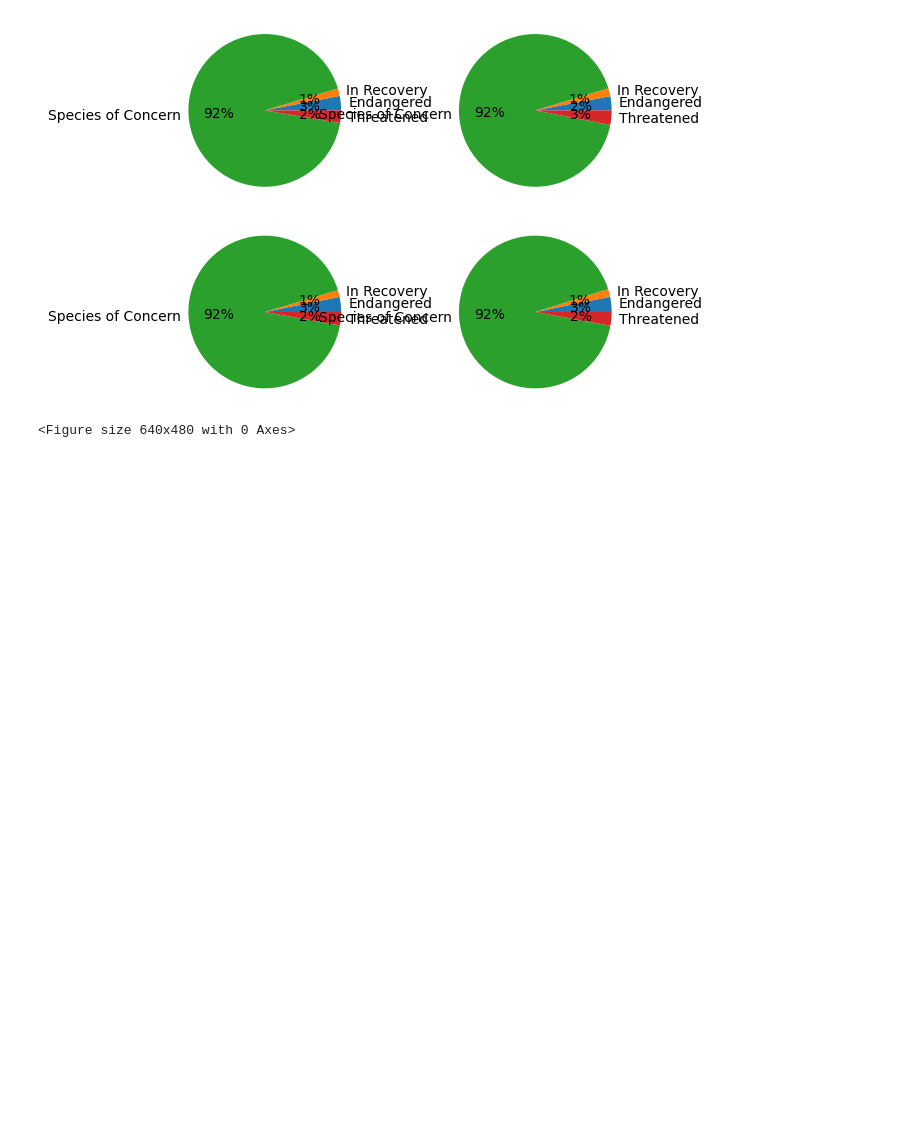
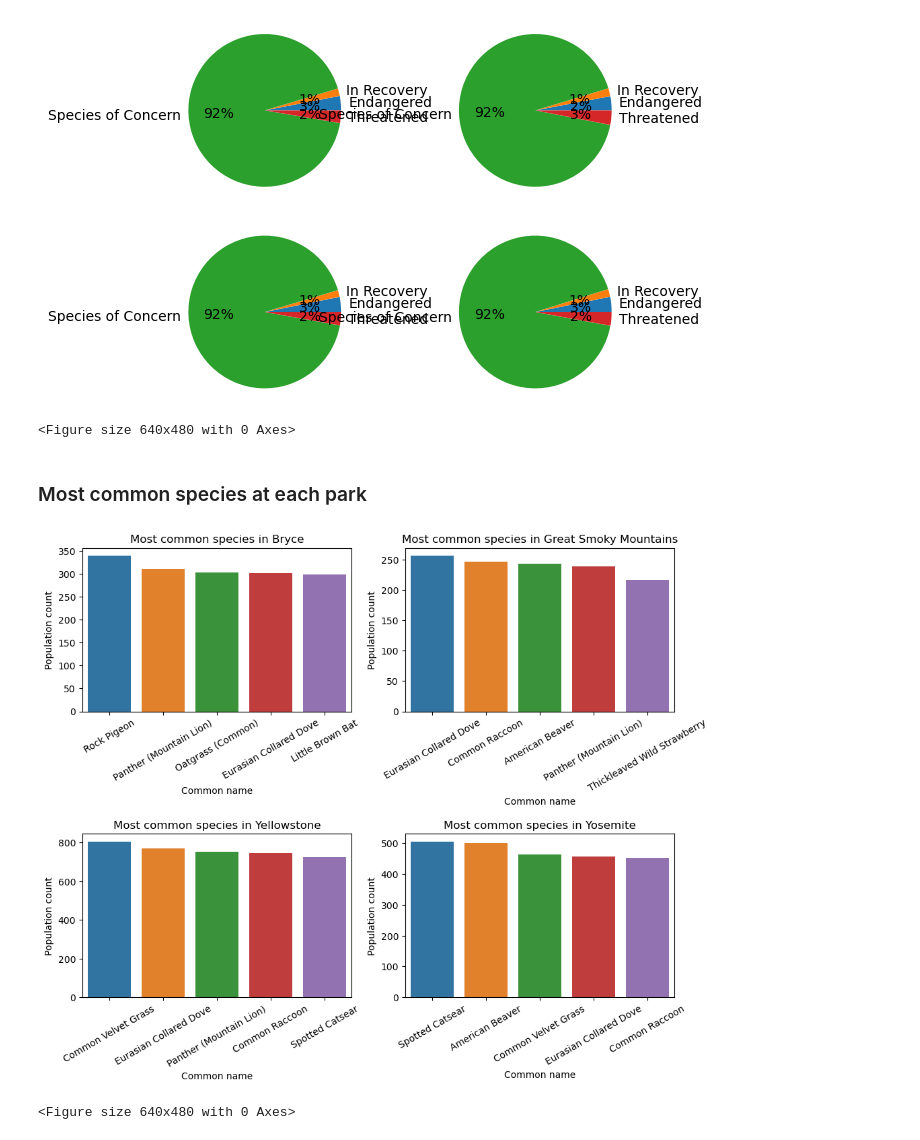
Before and after one commit to BitsAndGravy/national-parks-biodiversity, a Jupyter notebook: biodiversity.ipynb, the cells around one changed output. Cells and saved outputs as stored; diff of their text form; code cells hidden in the pictures; blank space fills up the shorter version.

```diff
--- a/biodiversity.ipynb
+++ b/biodiversity.ipynb
@@ -299,6 +300,7 @@ print(sorted_species_info[104:106])
     # but let me practice here first, then I will add it up top and comment it out down here.
 
 sorted_species_info['combined_common_names'] = [', '.join(list(set(names.split(', ')))) for names in sorted_species_info['combined_common_names']]
+sorted_species_info['first_common_name'] = [names.split(', ')[0] for names in sorted_species_info['combined_common_names']]
 
 # Verification that the fox names as described above were corrected
 print(sorted_species_info['combined_common_names'][5567:5569])
@@ -478,7 +487,8 @@ Yosemite                        5.766380  1.330079       77.080544
 #### Endangered species in each park
 # %%
 # Park vs category
-sns.barplot(data=observations_species_info, x='park_name', y='observations', estimator="sum", hue='conservation_status', errorbar=None)
+sns.barplot(data=observations_species_info, x='park_name', y='observations',
+            estimator="sum", hue='conservation_status', errorbar=None)
 plt.title('Total population of each category for each park')
 plt.xlabel('Park name')
 plt.ylabel('Total population')
@@ -488,7 +498,8 @@ plt.clf()
 
 # Getting proportions
 grouped_status = observations_species_info.groupby(['park_name', 'conservation_status']).observations.sum().reset_index()
-grouped_status['status_percent'] = 100 * (grouped_status['observations'] / grouped_status.groupby('park_name')['observations'].transform('sum'))
+grouped_status['status_percent'] = 100 * (grouped_status['observations'] /
+                                          grouped_status.groupby('park_name')['observations'].transform('sum'))
 # print(grouped_status)
 
 # Poportions pivot
@@ -496,7 +507,7 @@ grouped_status_pivot = grouped_status.pivot(columns='conservation_status', index
 print(grouped_status_pivot)
 # Looks like a small difference in the composition of these parks
 
-# Preparing for pie charts, just for practice (I know this is not the best data for a pie chart, this is just practice)
+# Preparing for pie charts, just for practice
 national_parks = grouped_status['park_name'].unique()
 label_names = grouped_status['conservation_status'].unique()
 for i in range(len(national_parks)):
@@ -507,6 +518,7 @@ for i in range(len(national_parks)):
     plt.axis('equal')
 plt.show()
 plt.clf()
+# (I know this is not the best data for a pie chart, this is just practice)
 # %% [output]
 [figure]
 conservation_status    Endangered  In Recovery  Species of Concern  Threatened
@@ -517,3 +529,33 @@ Yellowstone              3.176163     1.445827           92.566536    2.811474
 Yosemite                 3.198322     1.652680           92.271793    2.877205
 [figure]
 <Figure size 640x480 with 0 Axes>
+# %% [markdown]
+### Most common species at each park
+# %%
+for i in range(len(national_parks)):
+    plt.subplot(2, 2, i+1)
+    park_df = observations_species_info[observations_species_info['park_name'] == national_parks[i]]
+    sorted_df = park_df.sort_values(by=['observations', 'first_common_name'], ascending=False).head()
+    sns.barplot(data=sorted_df, x='first_common_name', y='observations', errorbar=None)
+    plt.title('Most common species in {}'.format(national_parks[i]))
+    plt.xlabel('Common name')
+    plt.ylabel('Population count')
+    plt.xticks(rotation=30)
+
+plt.subplots_adjust(right=1.5, top=1.5, hspace=0.75)
+plt.show()
+plt.clf()
+
+
+
+# After printing results for 'sorted_df', I realize it might be nice to have the first common name,
+# since nobody (at least me) knows all 6,000 scientific names
+    # Going back to add a new column for 'first_common_name', I hope that is self-explanitory
+    # See C. under 'Duplicates in species_info_csv'
+# I am not sure if I can get Seaborn to display only the top 5 from each park in a single dataframe
+    # I don't have internet a the moment so I split it up into four dataframes
+# Oh gosh first iteration of loop has no whitespace and literally nothing is readable
+# Finally we have some measurable differences between the parks!
+# %% [output]
+[figure, added]
+<Figure size 640x480 with 0 Axes>
```
Also changed, not shown: parts of 11 cells of this notebook.
